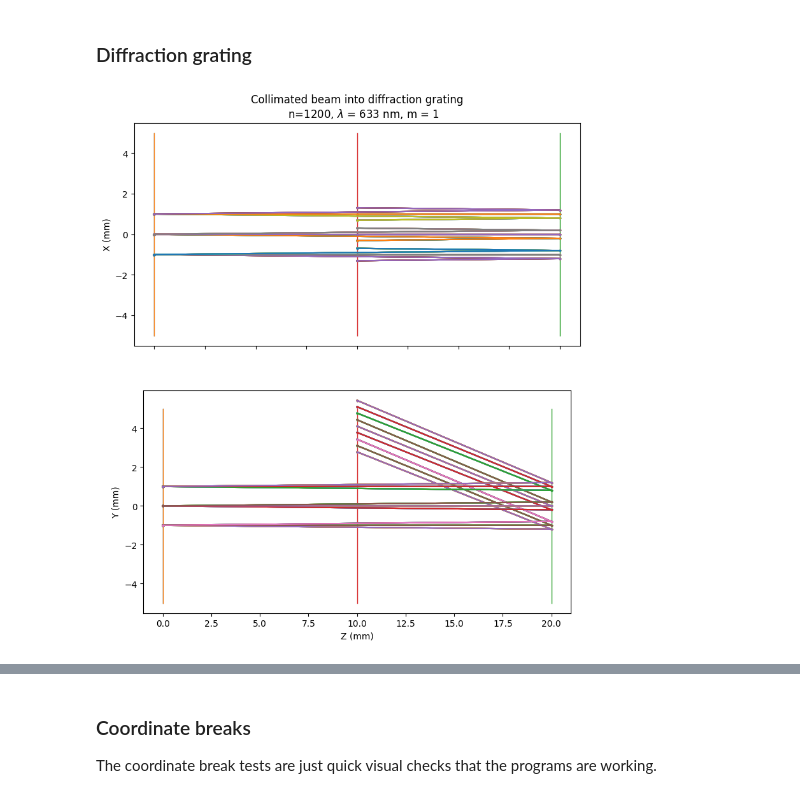
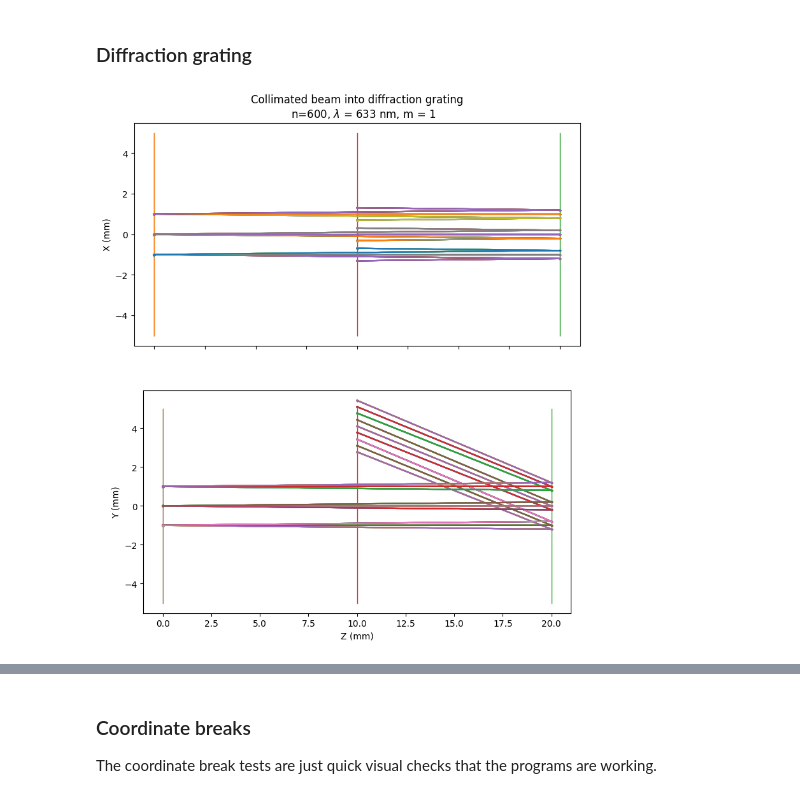
Before and after one commit to bassistTech/rayTrace, a Jupyter notebook: notebooks/ray trace test.ipynb, the cells around one changed output, grey strips where cells are left out. Saved outputs shown, nothing was run; the diff lists cells and outputs as text; code cells hidden in the pictures.

```diff
--- a/notebooks/ray trace test.ipynb
+++ b/notebooks/ray trace test.ipynb
@@ -213,7 +210,7 @@ test5()
 # %% [markdown]
 ### Diffraction grating
 # %%
-def test5():
+def test6():
 
     surface_list = [
         {"surf": "dummy", "dist": 0, "draw_radius": 5},
@@ -221,33 +218,33 @@ def test5():
         {
             "surf": "plane grating",
             "dist": -10,
             "m": 1,
             "d": 1 / 600,
             "n1": 1,
             "n2": -1,
             "draw_radius": 5,
         },
         {"surf": "dummy", "dist": -20, "draw_radius": 5},
     ]
     geometry = rtt.build_geometry(surface_list)
 
     lsf = np.linspace(-1, 1, 3)
     lsp = np.linspace(-0.01, 0.01, 3)
     field_points = [[x, y, 0] for x in lsf for y in lsf]
 
     pupil_points = rtt.normalize_vec_array(np.array([[x, y, 1] for x in lsp for y in lsp]))
     ray_table = rtt.ray_table_from_fields_vectors(geometry, field_points, pupil_points)
     ray_properties = rtt.default_ray_properties(ray_table)
     rtt.propagate_ray(ray_table, ray_properties, geometry)
     axd = rtt.new_plot_xy(figsize = (10, 10))
     rtt.plot_faces(axd, geometry)
     rtt.plot_rays(axd, geometry, ray_table, ray_properties, marker = '.', markersize = 3)
     axd["axs"][0].set_title(
         """Collimated beam into diffraction grating
-    n=1200, $\lambda$ = 633 nm, m = 1"""
+    n=600, $\lambda$ = 633 nm, m = 1"""
     )
 
 
-test5()
+test6()
 # %% [output]
-[figure, old version]
+[figure, new version]
```
Also changed, not shown: parts of 2 cells of this notebook, 8 other files.
